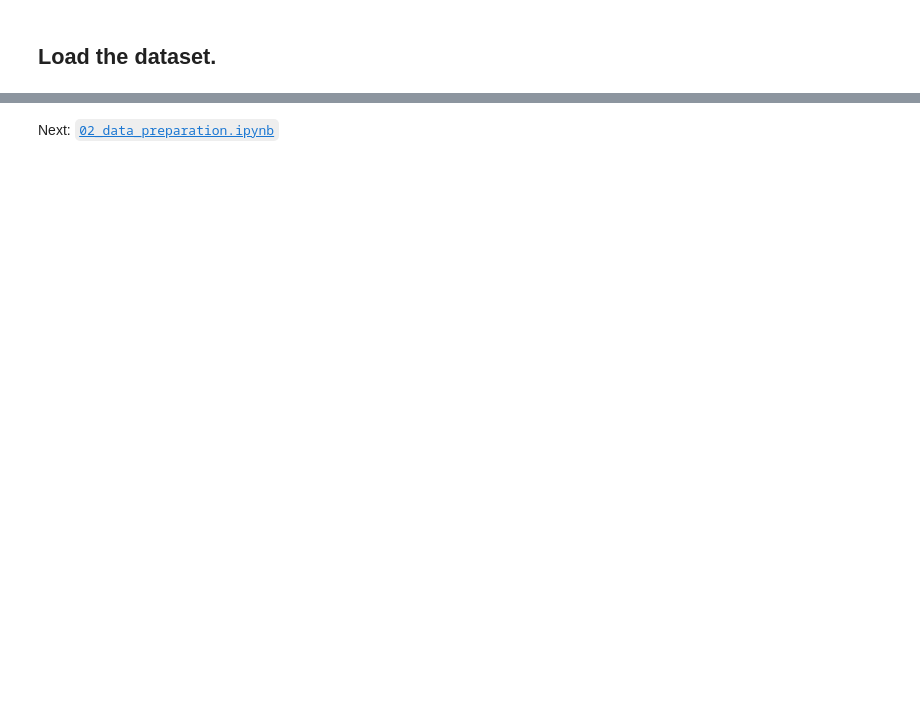
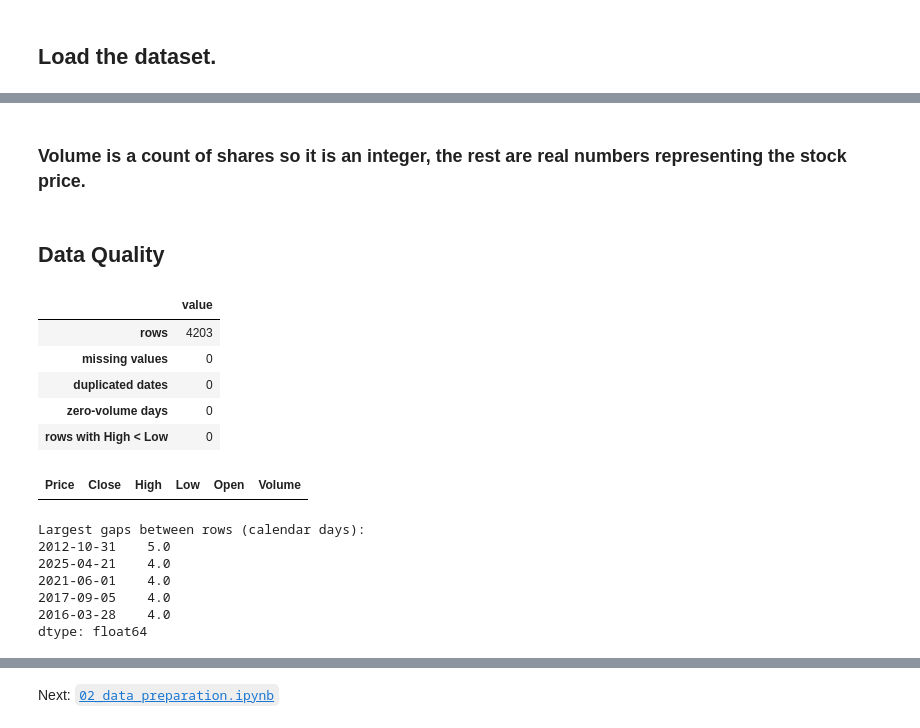
Before and after one commit to wences-psu/Stock_Price_DL, a Jupyter notebook: notebooks/01_business_and_data_understanding.ipynb, the cells around one changed output, grey strips where cells are left out. Drawn from its saved outputs; the diff is of its cells as text; code cells hidden in the pictures; blank space fills up the shorter version.

```diff
--- a/notebooks/01_business_and_data_understanding.ipynb
+++ b/notebooks/01_business_and_data_understanding.ipynb
@@ -32,0 +155,36 @@ The dataset is located at `data/SnP_daily_update.csv/`
+# %% [markdown]
+### Volume is a count of shares so it is an integer, the rest are real numbers representing the stock price.
+# %% [markdown]
+## Data Quality
+# %%
+""" Verify the data quality """
+checks = {
+    "rows": len(apple_df),
+    "missing values": int(apple_df.isna().sum().sum()),
+    "duplicated dates": int(apple_df.index.duplicated().sum()),
+    "zero volume days": int((apple_df["Volume"] == 0).sum()),
+    "rows with High < Low": int((apple_df["High"] < apple_df["Low"]).sum()),
+}
+display(pd.Series(checks, name="value").to_frame())
+display(apple_df[apple_df["Volume"] == 0])
+
+# Gaps between consecutive trading days. Weekends and holidays give 3-4 calendar days;
+# longer gaps can mean missing data or a market closure.
+gaps = apple_df.index.to_series().diff().dt.days
+print("Largest gaps between rows (calendar days):")
+print(gaps.sort_values(ascending=False).head(5))
+# %% [output]
+|  | value |
+| rows | 4203 |
+| missing values | 0 |
+| duplicated dates | 0 |
+| zero-volume days | 0 |
+| rows with High < Low | 0 |
+| Price | Close | High | Low | Open | Volume |
+Largest gaps between rows (calendar days):
+2012-10-31    5.0
+2025-04-21    4.0
+2021-06-01    4.0
+2017-09-05    4.0
+2016-03-28    4.0
+dtype: float64
```
Also changed, not shown: parts of 16 cells of this notebook, 1 other file.
